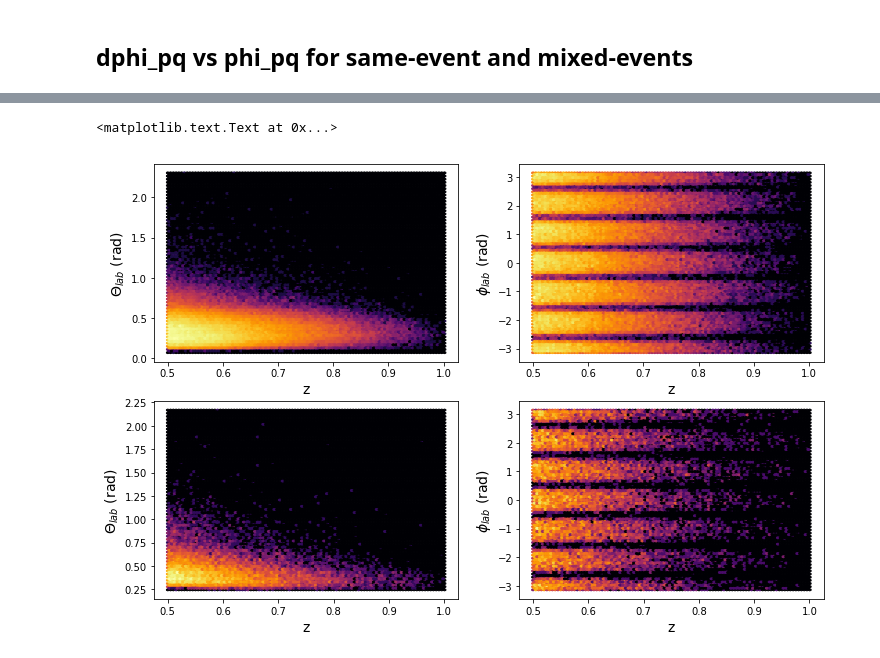
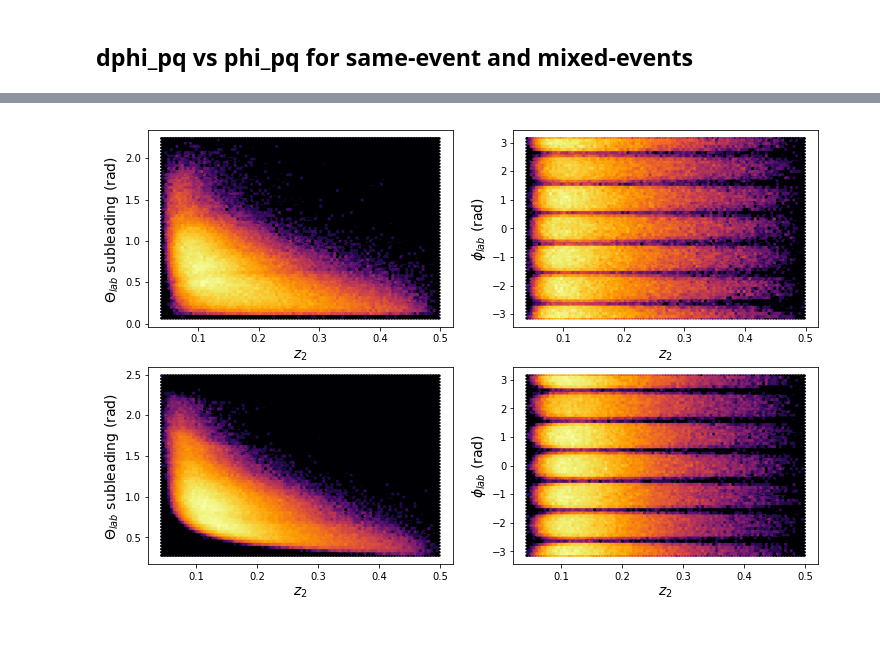
Before and after one commit to miguelignacio/eg2dihadron, a Jupyter notebook: GeneralDistributions.ipynb, the cells around one changed output, grey strips where cells are left out. Saved outputs shown, nothing was run; the diff lists cells and outputs as text; code cells hidden in the pictures.

```diff
--- a/GeneralDistributions.ipynb
+++ b/GeneralDistributions.ipynb
@@ -36,7 +38,7 @@ def getdatainChunks(filename,treename):
 df = {}
 df_trigger = {}
 
-for target in ['Pb']:
+for target in ['Pb','Fe','C']:
     print 'Getting dataframes from target %s'%target
     df[target]=getdatainChunks('Pairs_%s.root'%target, target)
     df['%s_mix'%target] = getdatainChunks('Pairs_%s.root'%target, '%s_mix'%target)
@@ -87,6 +98,11 @@ def applyCutsPair(fullDataframe,name='default'):
     dataframe.eval('z_tot = z+z_asso', inplace=True)
     dataframe.eval('E_asso = z_asso*Nu', inplace=True)
     dataframe.eval('P_asso = sqrt(E_asso*E_asso-0.140*0.140)', inplace=True)
+    dataframe = applyCut(dataframe, 'z_asso<1.0', 'z_asso<1.0')
+    dataframe = applyCut(dataframe, 'z_tot<1.0', 'z_tot<1.0')
+    dataframe = applyCut(dataframe, 'theta_lab_asso<1.0', 'theta_lab_asso<1.0 (rad)')
+    dataframe = applyCut(dataframe, 'theta_lab<1.0', 'theta_lab <1.0 (rad)')
+
     #dataframe = applyCut(dataframe, 'z+z_asso<0.8', 'z+z_asso<0.8')
     return dataframe
 
@@ -521,27 +672,29 @@ plt.ylabel("$\phi_{lab}$ (rad) ", fontsize=14)
 # %%
 fig = plt.figure( figsize=(12, 8))
 plt.subplot(2,2,1)
-plt.hexbin(df_trigger['Pb_trigger'].query('pid>0')['z'],df_trigger['Pb_trigger'].query('pid>0')['theta_lab'], bins='log',cmap='inferno')
-plt.xlabel("z", fontsize=14)
-plt.ylabel("$\Theta_{lab}$ (rad) ", fontsize=14)
+plt.hexbin(df['D'].query('pid_asso>0')['z_asso'],df['D'].query('pid_asso>0')['theta_lab_asso'], bins='log',cmap='inferno')
+plt.xlabel("$z_2$", fontsize=14)
+plt.ylabel("$\Theta_{lab}$ subleading (rad) ", fontsize=14)
 
 plt.subplot(2,2,2)
-plt.hexbin(df_trigger['Pb_trigger'].query('pid>0')['z'],df_trigger['Pb_trigger'].query('pid>0')['phi_lab'], bins='log',cmap='inferno')
-plt.xlabel("z", fontsize=14)
+plt.hexbin(df['D'].query('pid_asso>0')['z_asso'],df['D'].query('pid_asso>0')['phi_lab_asso'], bins='log',cmap='inferno')
+plt.xlabel("$z_2$", fontsize=14)
 plt.ylabel("$\phi_{lab}$ (rad) ", fontsize=14)
 
 plt.subplot(2,2,3)
-plt.hexbin(df_trigger['Pb_trigger'].query('pid<0')['z'],df_trigger['Pb_trigger'].query('pid<0')['theta_lab'], bins='log',cmap='inferno')
-plt.xlabel("z", fontsize=14)
-plt.ylabel("$\Theta_{lab}$ (rad) ", fontsize=14)
+plt.hexbin(df['D'].query('pid_asso<0')['z_asso'],df['D'].query('pid_asso<0')['theta_lab_asso'], bins='log',cmap='inferno')
+plt.xlabel("$z_2$", fontsize=14)
+plt.ylabel("$\Theta_{lab}$ subleading (rad) ", fontsize=14)
 
 plt.subplot(2,2,4)
-plt.hexbin(df_trigger['Pb_trigger'].query('pid<0')['z'],df_trigger['Pb_trigger'].query('pid<0')['phi_lab'], bins='log',cmap='inferno')
-plt.xlabel("z", fontsize=14)
+plt.hexbin(df['D'].query('pid_asso<0')['z_asso'],df['D'].query('pid_asso<0')['phi_lab_asso'], bins='log',cmap='inferno')
+plt.xlabel("$z_2$", fontsize=14)
 plt.ylabel("$\phi_{lab}$ (rad) ", fontsize=14)
+
+
+plt.savefig('CorrelationAnglesandz1z2.png')
 # %% [output]
-<matplotlib.text.Text at 0x...>
-[figure, old version]
+[figure, new version]
 # %%
 fig = plt.figure( figsize=(12, 12))
 plt.subplot(3,3,1)
```
Also changed, not shown: parts of 26 cells of this notebook.
